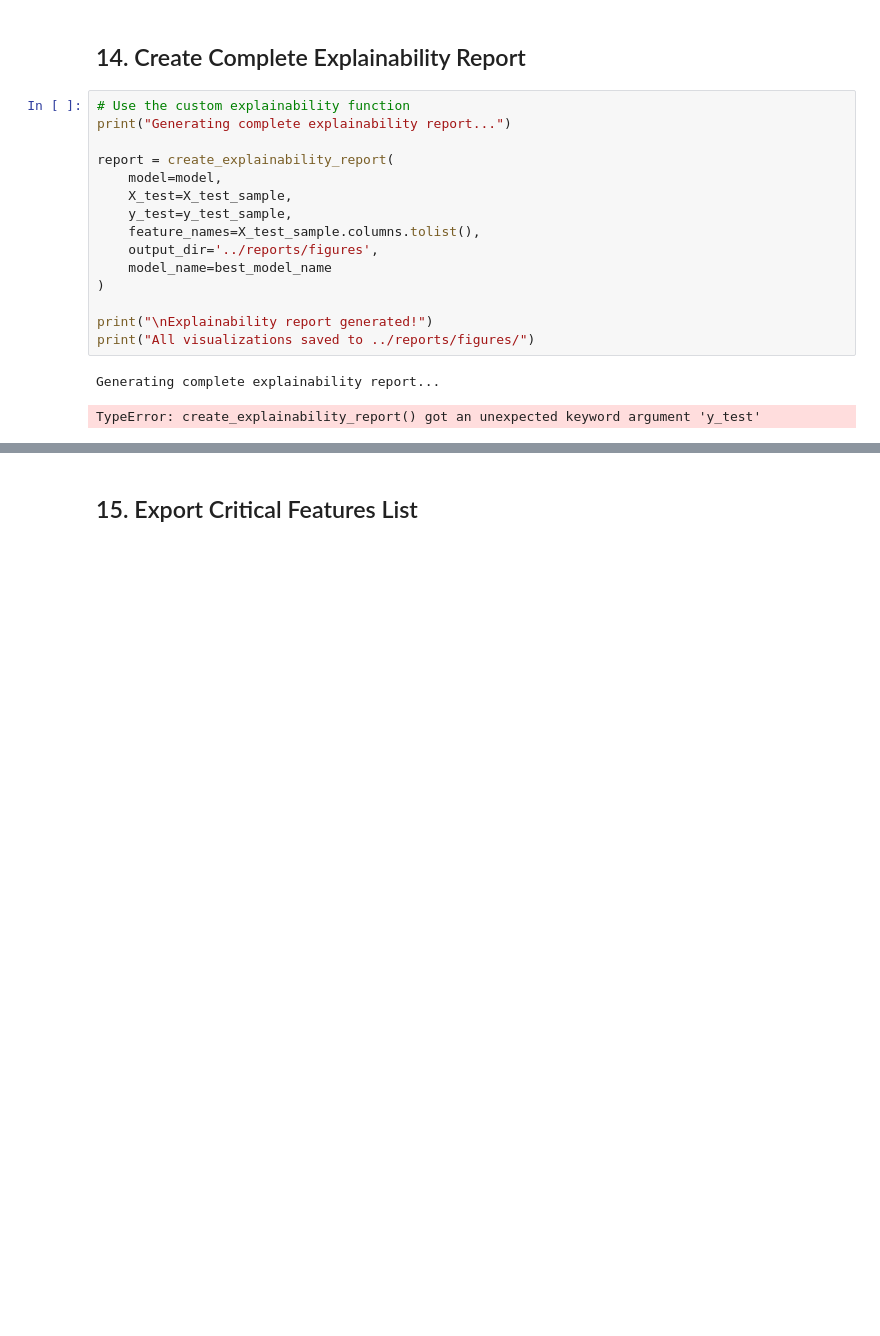
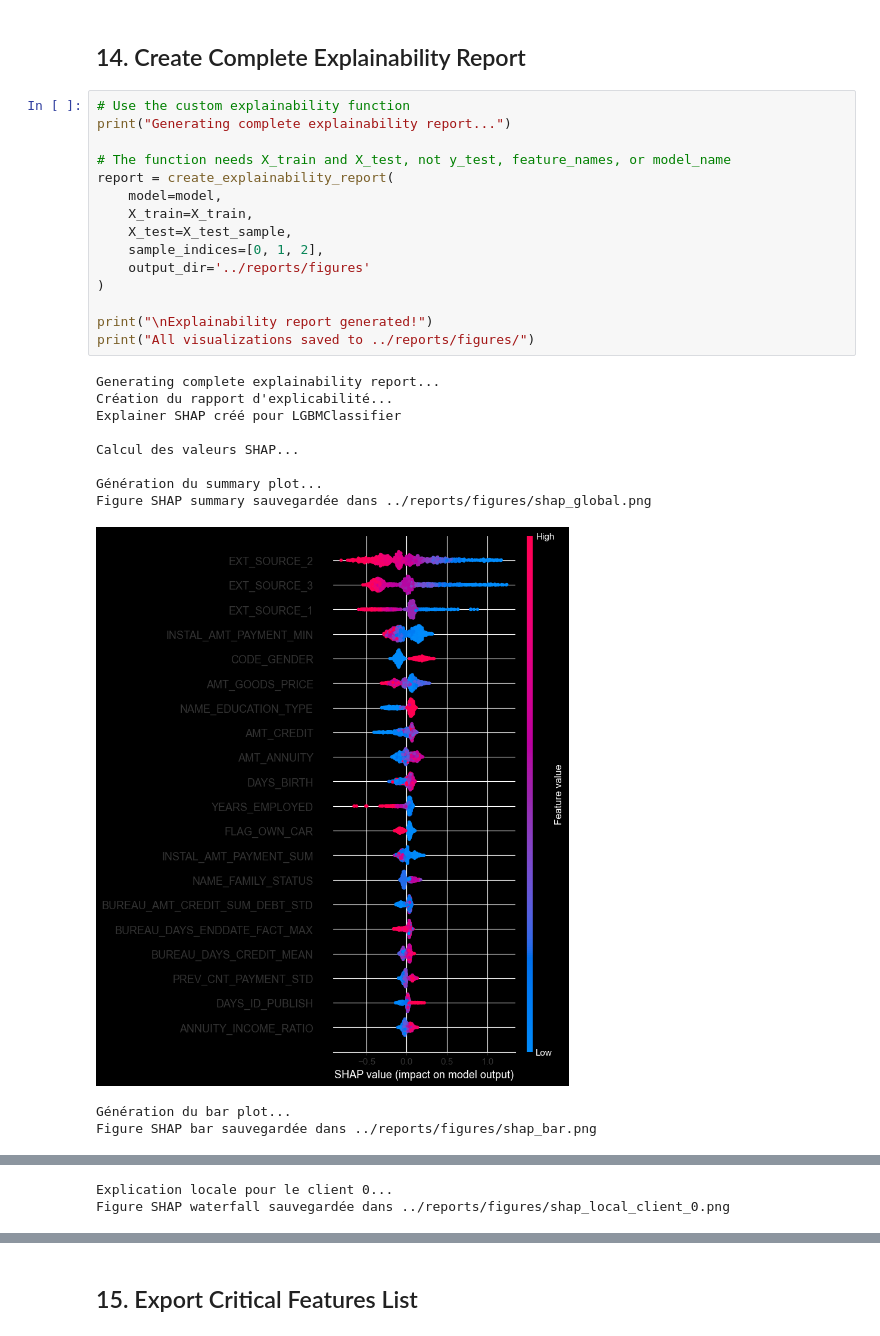
Before and after one commit to LaGardeuh/DataEngineeringCreditScoring, a Jupyter notebook: notebooks/03_explainability.ipynb, the cells around one changed output, grey strips where cells are left out. Cells and saved outputs as stored; diff of their text form; blank space fills up the shorter version.

```diff
--- a/notebooks/03_explainability.ipynb
+++ b/notebooks/03_explainability.ipynb
@@ -422,18 +422,27 @@ Top 10 Contributing Features:
 # %%
 # Use the custom explainability function
 print("Generating complete explainability report...")
 
+# The function needs X_train and X_test, not y_test, feature_names, or model_name
 report = create_explainability_report(
     model=model,
+    X_train=X_train,
     X_test=X_test_sample,
-    y_test=y_test_sample,
-    feature_names=X_test_sample.columns.tolist(),
-    output_dir='../reports/figures',
-    model_name=best_model_name
+    sample_indices=[0, 1, 2],
+    output_dir='../reports/figures'
 )
 
 print("\nExplainability report generated!")
 print("All visualizations saved to ../reports/figures/")
 # %% [output]
 Generating complete explainability report...
+Création du rapport d'explicabilité...
+Explainer SHAP créé pour LGBMClassifier
+
+Calcul des valeurs SHAP...
+
+Génération du summary plot...
+Figure SHAP summary sauvegardée dans ../reports/figures/shap_global.png
+[figure, added]
-TypeError: create_explainability_report() got an unexpected keyword argument 'y_test'
+Génération du bar plot...
+Figure SHAP bar sauvegardée dans ../reports/figures/shap_bar.png
@@ -439,0 +450,2 @@ TypeError: create_explainability_report() got an unexpected keyword argument 'y_
+Explication locale pour le client 0...
+Figure SHAP waterfall sauvegardée dans ../reports/figures/shap_local_client_0.png
```
Also changed, not shown: parts of 3 cells of this notebook, 4 other files.
